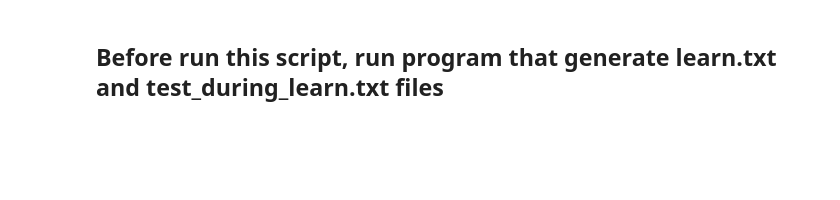
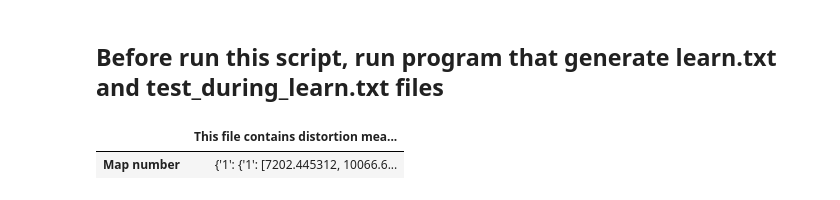
Before and after one commit to bgirau/FaultyKohonen, a Jupyter notebook: visual.ipynb, the cells around one changed output. Cells and saved outputs as stored; diff of their text form; code cells hidden in the pictures; blank space fills up the shorter version.

```diff
--- a/visual.ipynb
+++ b/visual.ipynb
@@ -4,5 +5,12 @@ import matplotlib.pyplot as plt
 # %% [markdown]
 ## Before run this script, run program that generate learn.txt and test_during_learn.txt files
+# %%
+a = pd.read_json("test_during_learn_distortion.json")
+# %%
+a
+# %% [output]
+|  | This file contains distortion mea... |
+| Map number | {'1': {'1': [7202.445312, 10066.6... |
 # %%
 df_l = pd.read_csv('learn.txt', sep=';')
 # %%
```
Also changed, not shown: parts of 7 cells of this notebook.
